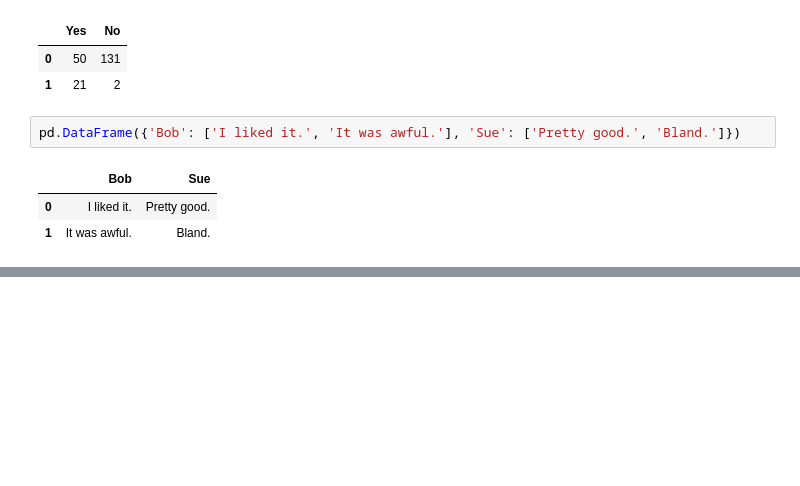
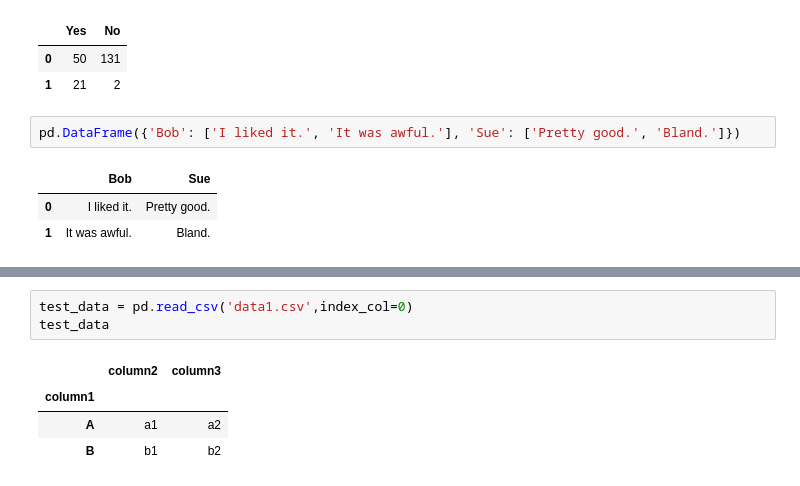
Before and after one commit to xkcao/Kaggle, a Jupyter notebook: Course-Pandas/course1.ipynb, the cells around one changed output, grey strips where cells are left out. Saved outputs shown, nothing was run; the diff lists cells and outputs as text; blank space fills up the shorter version.

```diff
--- a/Course-Pandas/course1.ipynb
+++ b/Course-Pandas/course1.ipynb
@@ -14,0 +109,8 @@ pd.DataFrame({'Bob': ['I liked it.', 'It was awful.'], 'Sue': ['Pretty good.', '
+# %%
+test_data = pd.read_csv('data1.csv',index_col=0)
+test_data
+# %% [output]
+|  | column2 | column3 |
+| column1 |  |  |
+| A | a1 | a2 |
+| B | b1 | b2 |
```
Also changed, not shown: parts of 7 cells of this notebook, 1 other file.
